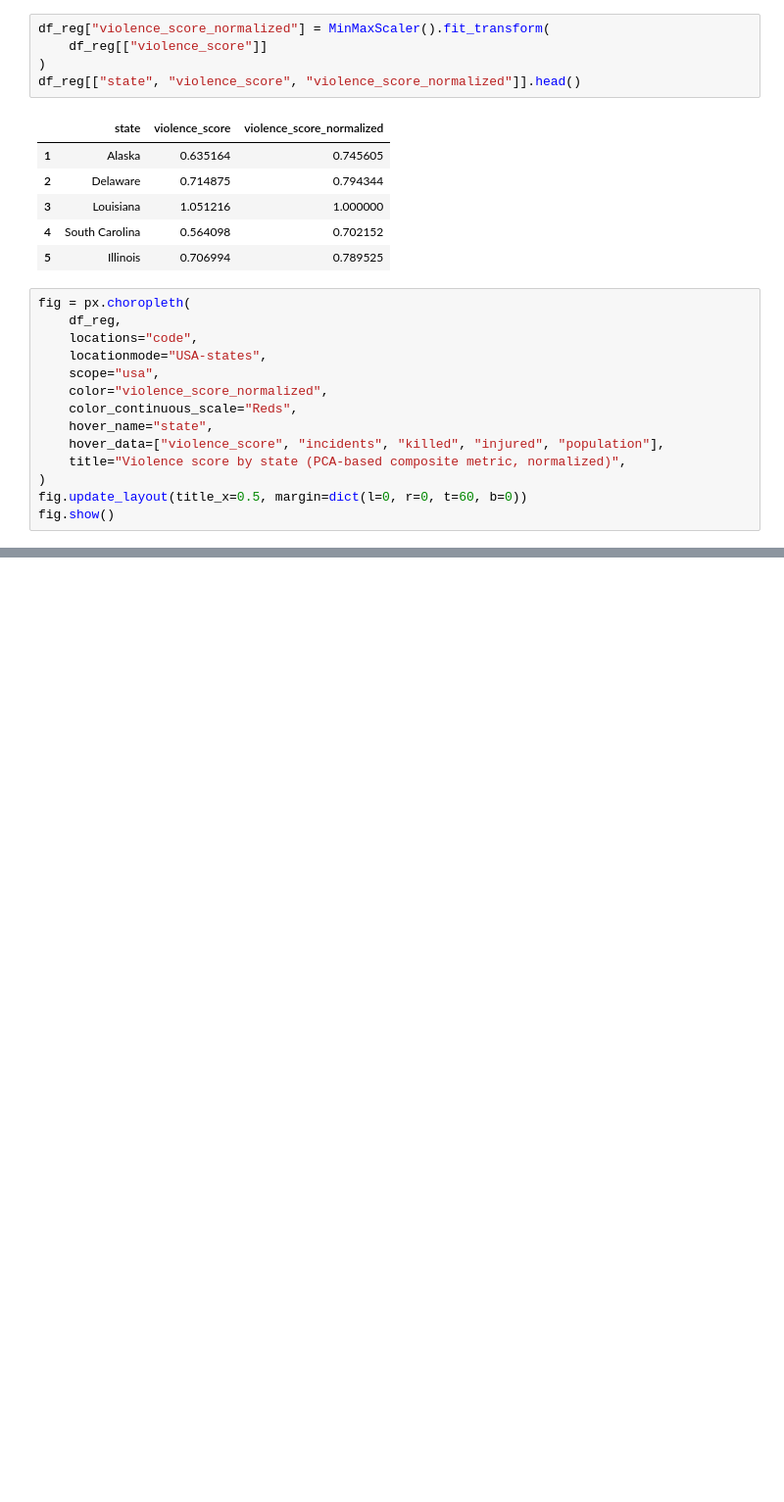
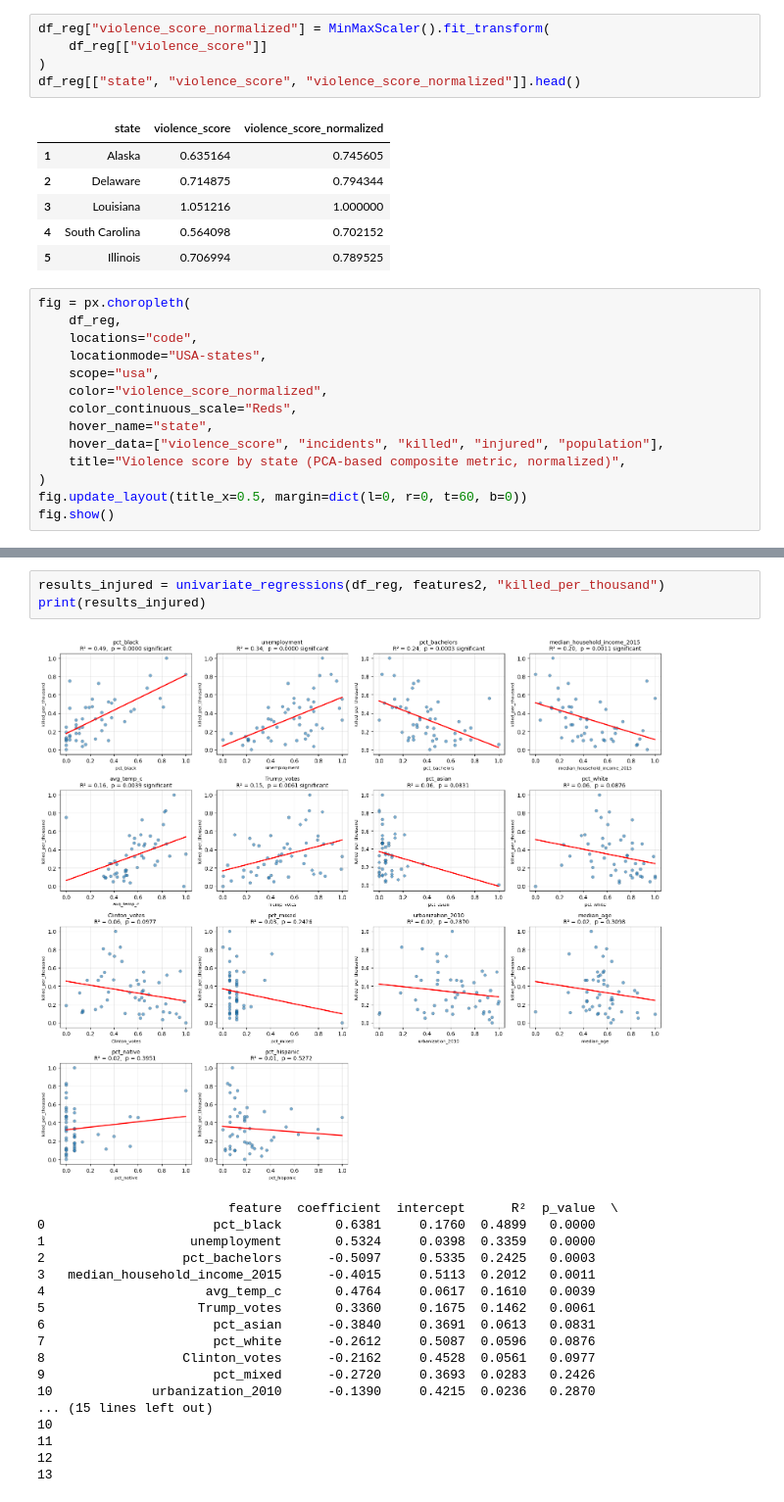
Before and after one commit to Neukz/gun-violence-analysis, a Jupyter notebook: notebooks/state_analysis.ipynb, the cells around one changed output, grey strips where cells are left out. Shown at 98% size. Drawn from its saved outputs; the diff is of its cells as text; blank space fills up the shorter version.

```diff
--- a/notebooks/state_analysis.ipynb
+++ b/notebooks/state_analysis.ipynb
@@ -586,0 +678,22 @@ median_age                        -0.0092
+# %%
+results_injured = univariate_regressions(df_reg, features2, "killed_per_thousand")
+print(results_injured)
+# %% [output]
+[figure, added]
+                         feature  coefficient  intercept      R²  p_value  \
+0                      pct_black       0.6381     0.1760  0.4899   0.0000
+1                   unemployment       0.5324     0.0398  0.3359   0.0000
+2                  pct_bachelors      -0.5097     0.5335  0.2425   0.0003
+3   median_household_income_2015      -0.4015     0.5113  0.2012   0.0011
+4                     avg_temp_c       0.4764     0.0617  0.1610   0.0039
+5                    Trump_votes       0.3360     0.1675  0.1462   0.0061
+6                      pct_asian      -0.3840     0.3691  0.0613   0.0831
+7                      pct_white      -0.2612     0.5087  0.0596   0.0876
+8                  Clinton_votes      -0.2162     0.4528  0.0561   0.0977
+9                      pct_mixed      -0.2720     0.3693  0.0283   0.2426
+10             urbanization_2010      -0.1390     0.4215  0.0236   0.2870
+... (15 lines left out)
+10
+11
+12
+13
```
Also changed, not shown: parts of 12 cells of this notebook.
